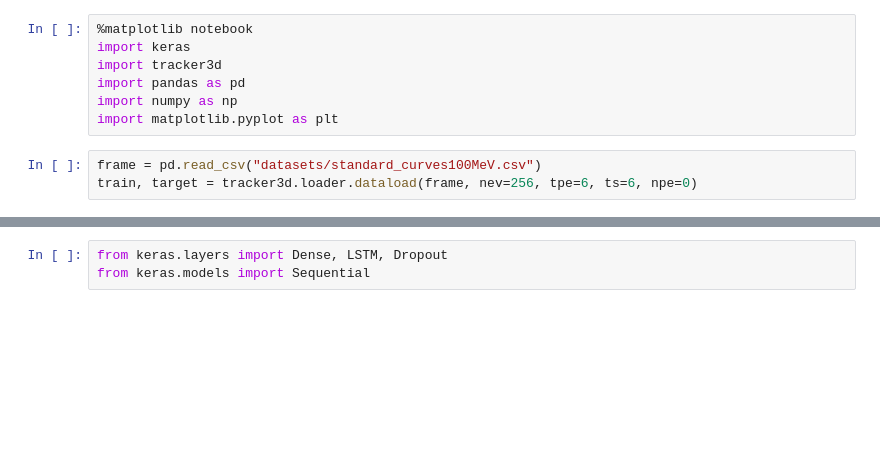
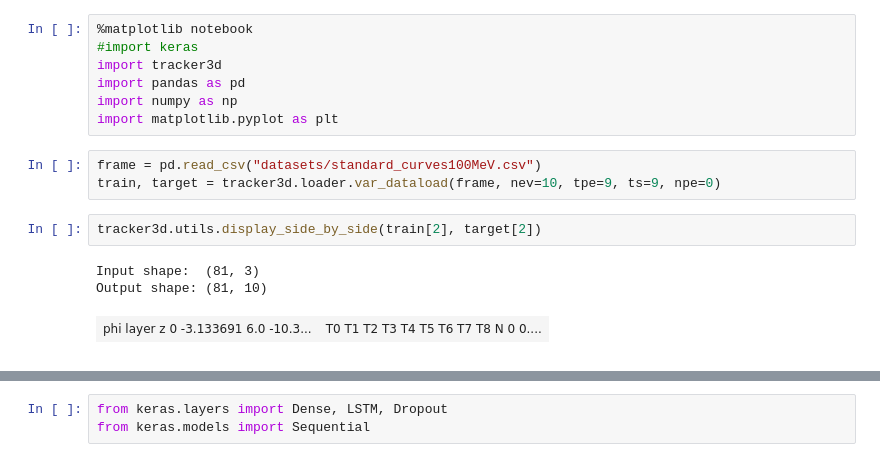
Before and after one commit to DZurawski/Fermi-Internship-2017, a Jupyter notebook: Tracker/tracker.ipynb, the cells around one changed output, grey strips where cells are left out. Cells and saved outputs as stored; diff of their text form; blank space fills up the shorter version.

Commit message:
Variable Input

```diff
--- a/Tracker/tracker.ipynb
+++ b/Tracker/tracker.ipynb
@@ -1,11 +1,18 @@
 # %%
 %matplotlib notebook
-import keras
+#import keras
 import tracker3d
 import pandas as pd
 import numpy as np
 import matplotlib.pyplot as plt
 # %%
 frame = pd.read_csv("datasets/standard_curves100MeV.csv")
-train, target = tracker3d.loader.dataload(frame, nev=256, tpe=6, ts=6, npe=0)
+train, target = tracker3d.loader.var_dataload(frame, nev=10, tpe=9, ts=9, npe=0)
+# %%
+tracker3d.utils.display_side_by_side(train[2], target[2])
+# %% [output]
+Input shape:  (81, 3)
+Output shape: (81, 10)
+| phi layer z 0 -3.133691 6.0 -10.3... | T0 T1 T2 T3 T4 T5 T6 T7 T8 N 0 0.... |
+|  |  |
 # %%
```
Also changed, not shown: parts of 2 cells of this notebook, 2 other files.
